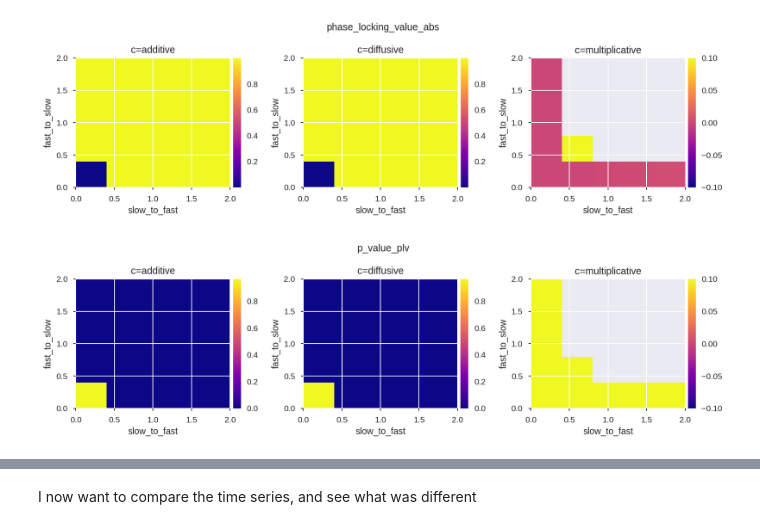
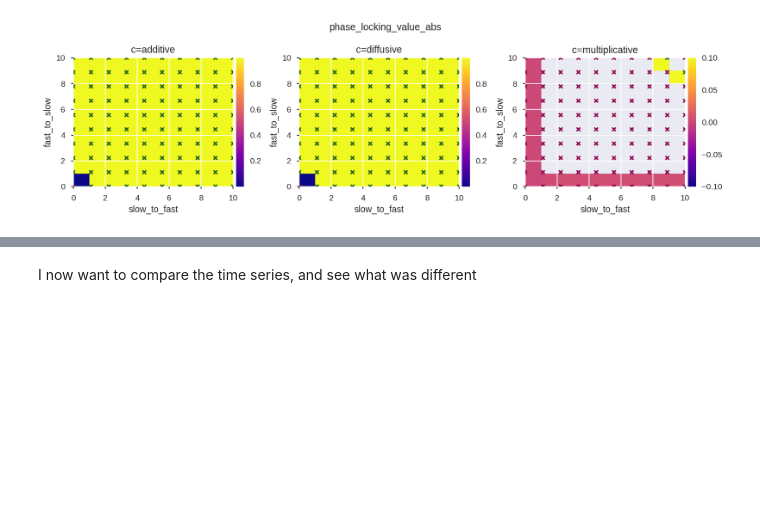
Before and after one commit to jajcayn/Hopf_CFC_analysis, a Jupyter notebook: understanding_coupling.ipynb, the cells around one changed output, grey strips where cells are left out. Saved outputs shown, nothing was run; the diff lists cells and outputs as text; code cells hidden in the pictures; blank space fills up the shorter version.

```diff
--- a/understanding_coupling.ipynb
+++ b/understanding_coupling.ipynb
@@ -67,8 +68,8 @@ model.params["fast_to_slow"] = 0.0
 # %%
 parameters = ParameterSpace(
     {
-        "slow_to_fast": np.linspace(0.0, 2., 5),
-        "fast_to_slow": np.linspace(0.0, 2., 5),
+        "slow_to_fast": np.linspace(0.0, 10., 10),
+        "fast_to_slow": np.linspace(0.0, 10., 10),
         "coupling":["additive","diffusive","multiplicative"],
 
     }
@@ -255,25 +224,16 @@ neu.plotExplorationResults(
 # %%
-neu.plotExplorationResults(
+teu.plotExplorationResults(
     search.dfResults,
     par1=["slow_to_fast", r"slow_to_fast"],
     par2=["fast_to_slow", r"fast_to_slow"],
     plot_key="phase_locking_value_abs",
     nan_to_zero=True,
     by="coupling",
     one_figure=True,
     plot_key_label="phase_locking_value_abs",
+    p_vals=True,
+    p_vals_label="p_value_plv",
 )
-neu.plotExplorationResults(
-    search.dfResults,
-    par1=["slow_to_fast", r"slow_to_fast"],
-    par2=["fast_to_slow", r"fast_to_slow"],
-    plot_key="p_value_plv",
-    nan_to_zero=True,
-    by="coupling",
-    one_figure=True,
-    plot_key_label="p_value_plv",
-)
 # %% [output]
-[figure, old version]
+[figure, new version]
-[figure, removed]
 # %%
```
Also changed, not shown: parts of 10 cells of this notebook, 2 other files.
